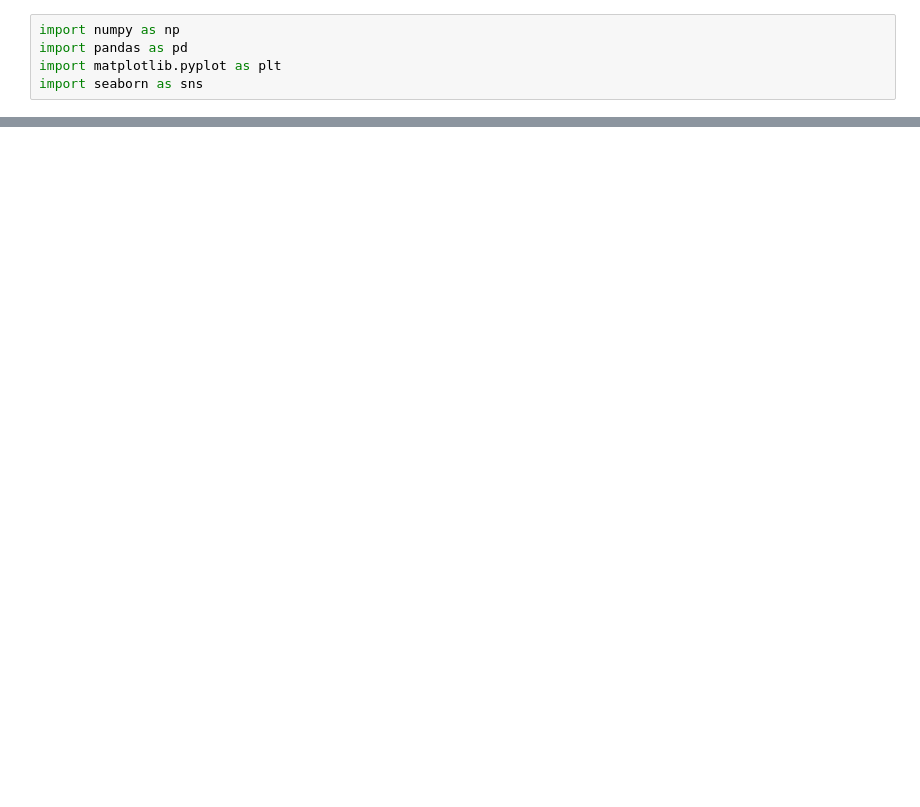
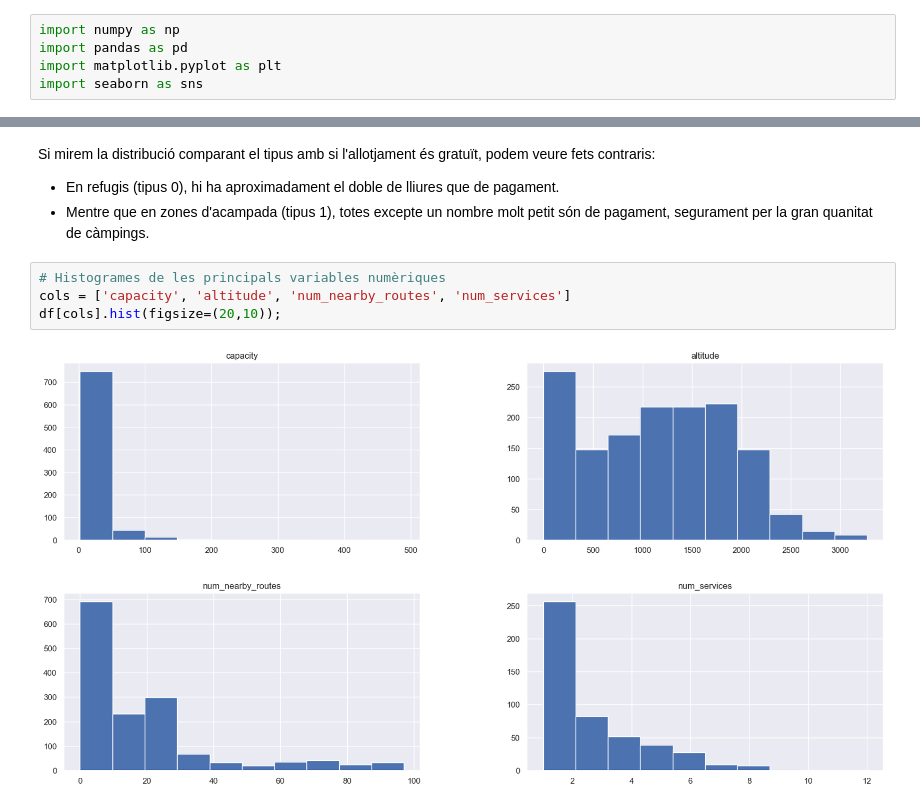
Before and after one commit to sarajose/data_analysis_of_a_dataset, a Jupyter notebook: code/data_analysis.ipynb, the cells around one changed output, grey strips where cells are left out. Cells and saved outputs as stored; diff of their text form; blank space fills up the shorter version.

```diff
--- a/code/data_analysis.ipynb
+++ b/code/data_analysis.ipynb
@@ -247,0 +95,11 @@ df.to_pickle('../data/standard_df.pkl')
+# %% [markdown]
+Si mirem la distribució comparant el tipus amb si l'allotjament és gratuït, podem veure fets contraris:
+
+- En refugis (tipus 0), hi ha aproximadament el doble de lliures que de pagament.
+- Mentre que en zones d'acampada (tipus 1), totes excepte un nombre molt petit són de pagament, segurament per la gran quanitat de càmpings.
+# %%
+# Histogrames de les principals variables numèriques
+cols = ['capacity', 'altitude', 'num_nearby_routes', 'num_services']
+df[cols].hist(figsize=(20,10));
+# %% [output]
+[figure, added]
```
Also changed, not shown: parts of 54 cells of this notebook, 2 other files.
